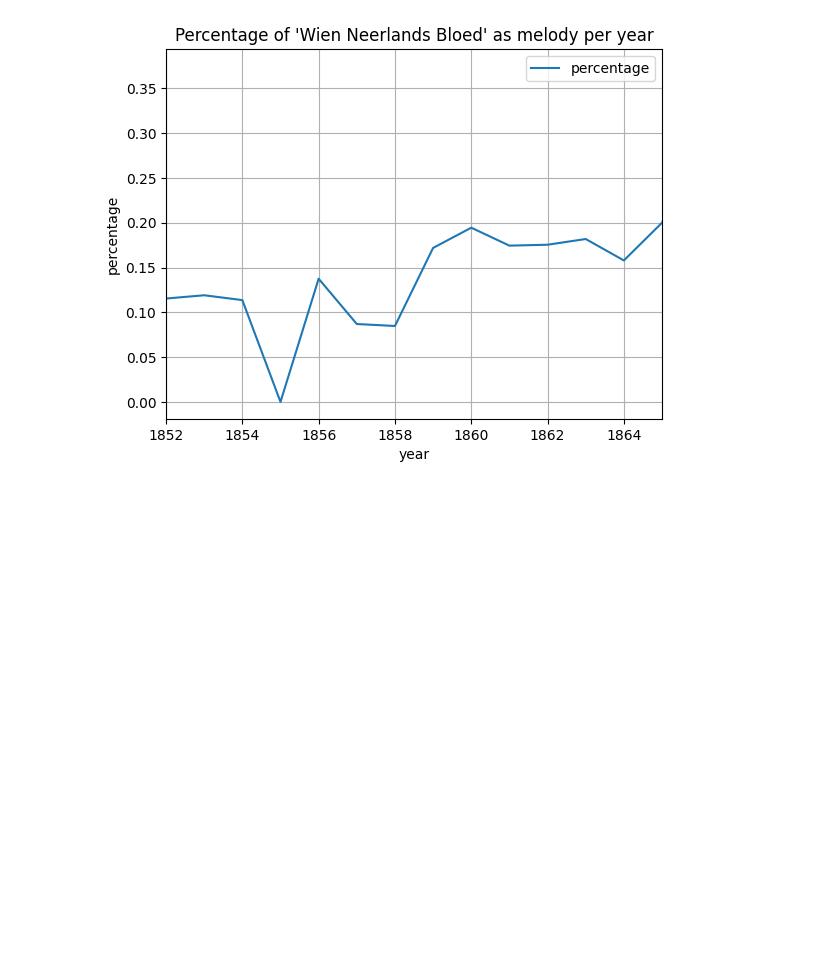
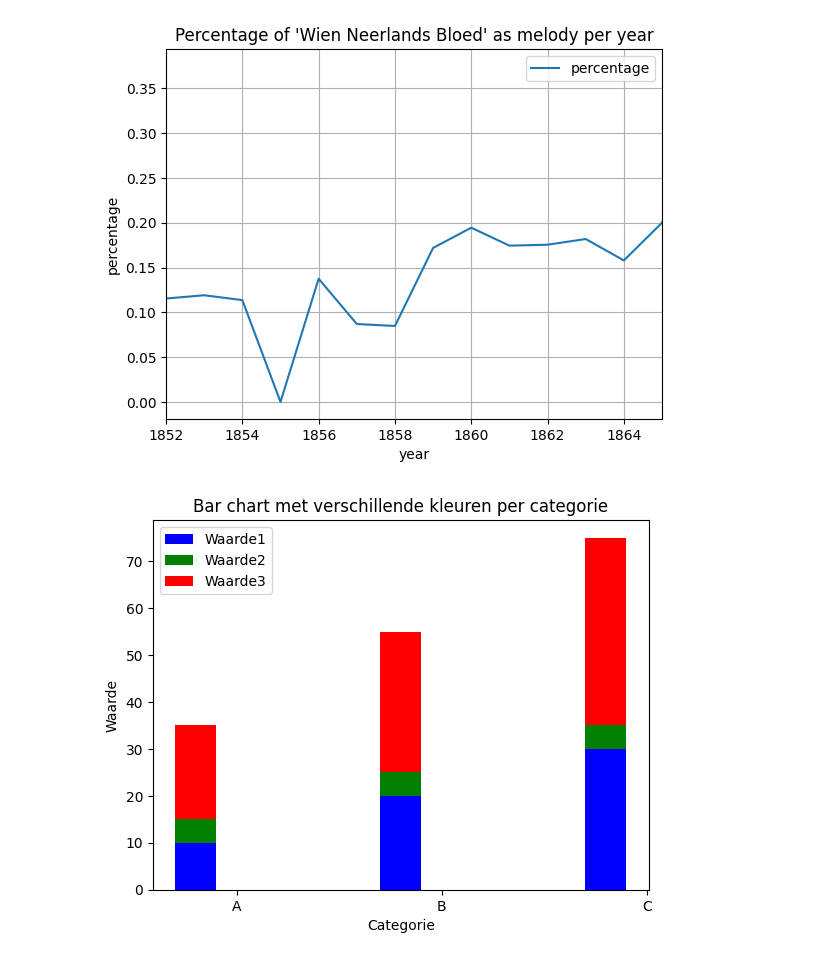
Before and after one commit to ivozandhuis/tv-liedjes, a Jupyter notebook: analysis-songs.ipynb, the cells around one changed output. Cells and saved outputs as stored; diff of their text form; code cells hidden in the pictures; blank space fills up the shorter version.

```diff
--- a/analysis-songs.ipynb
+++ b/analysis-songs.ipynb
@@ -144,3 +174,44 @@ ax.legend(['percentage'])
 # %% [output]
 <matplotlib.legend.Legend at 0x...>
 [figure]
+# %%
+import pandas as pd
+import matplotlib.pyplot as plt
+import numpy as np
+
+# Voorbeeldgegevens maken
+data = {
+    'Categorie': ['A', 'B', 'C'],
+    'Waarde1': [10, 20, 30],
+    'Waarde2': [15, 25, 35],
+    'Waarde3': [20, 30, 40]
+}
+
+df = pd.DataFrame(data)
+
+# Instellen van de plot
+fig, ax = plt.subplots()
+
+# Bepaal de breedte van de balken
+bar_width = 0.2
+
+# Creëer de x-as posities
+indices = np.arange(len(df))
+
+# Plot elke categorie met een eigen kleur
+ax.bar(indices, df['Waarde1'], bar_width, label='Waarde1', color='b')
+ax.bar(indices, df['Waarde2'], bar_width, bottom=df['Waarde1'], label='Waarde2', color='g')
+ax.bar(indices, df['Waarde3'], bar_width, bottom=df['Waarde2'], label='Waarde3', color='r')
+
+# Labels en titel toevoegen
+ax.set_xlabel('Categorie')
+ax.set_ylabel('Waarde')
+ax.set_title('Bar chart met verschillende kleuren per categorie')
+ax.set_xticks(indices + bar_width)
+ax.set_xticklabels(df['Categorie'])
+ax.legend()
+
+# Laat de plot zien
+plt.show()
+# %% [output]
+[figure, added]
```
Also changed, not shown: parts of 5 cells of this notebook.
